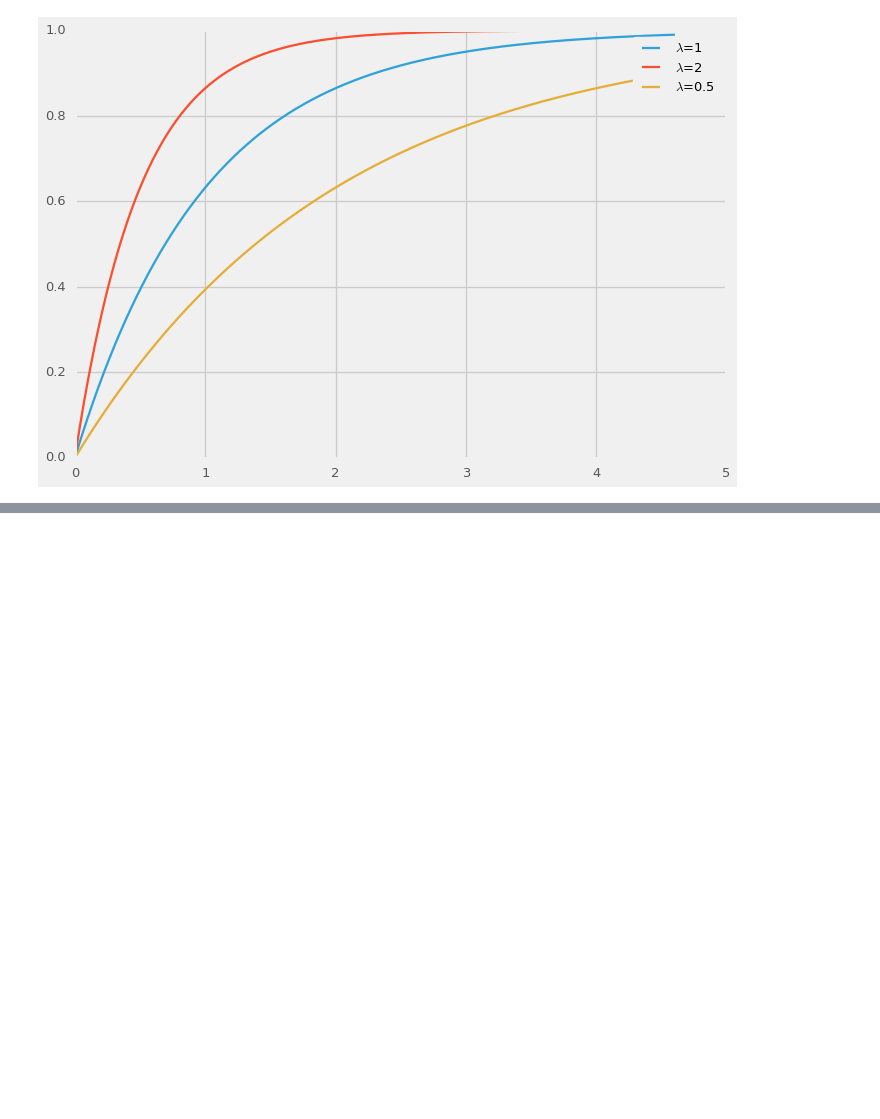
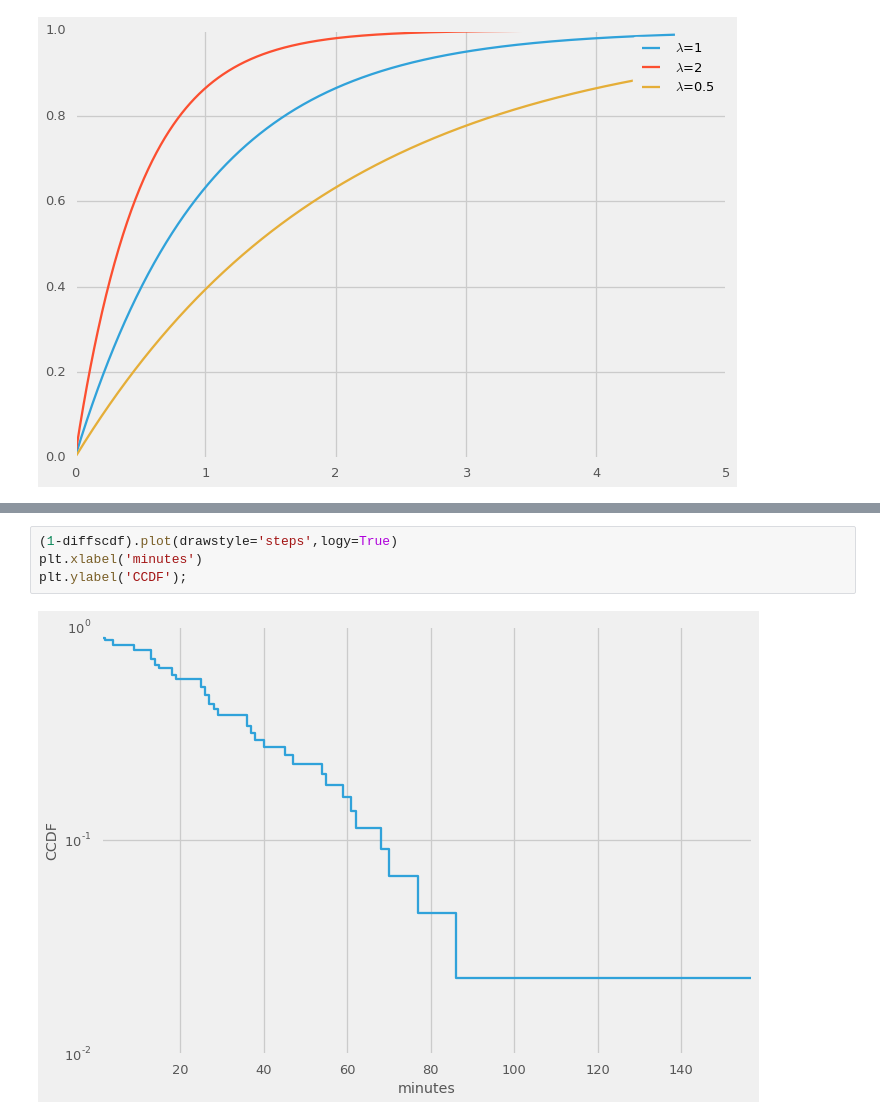
Before and after one commit to doolingdavid/ThinkStats2, a Jupyter notebook: code/thoroughnotes.ipynb, the cells around one changed output, grey strips where cells are left out. Drawn from its saved outputs; the diff is of its cells as text; blank space fills up the shorter version.

```diff
--- a/code/thoroughnotes.ipynb
+++ b/code/thoroughnotes.ipynb
@@ -2306,0 +2333,6 @@ plt.legend();
+# %%
+(1-diffscdf).plot(drawstyle='steps',logy=True)
+plt.xlabel('minutes')
+plt.ylabel('CCDF');
+# %% [output]
+[figure, added]
```
Also changed, not shown: parts of 8 cells of this notebook, 1 other file.
